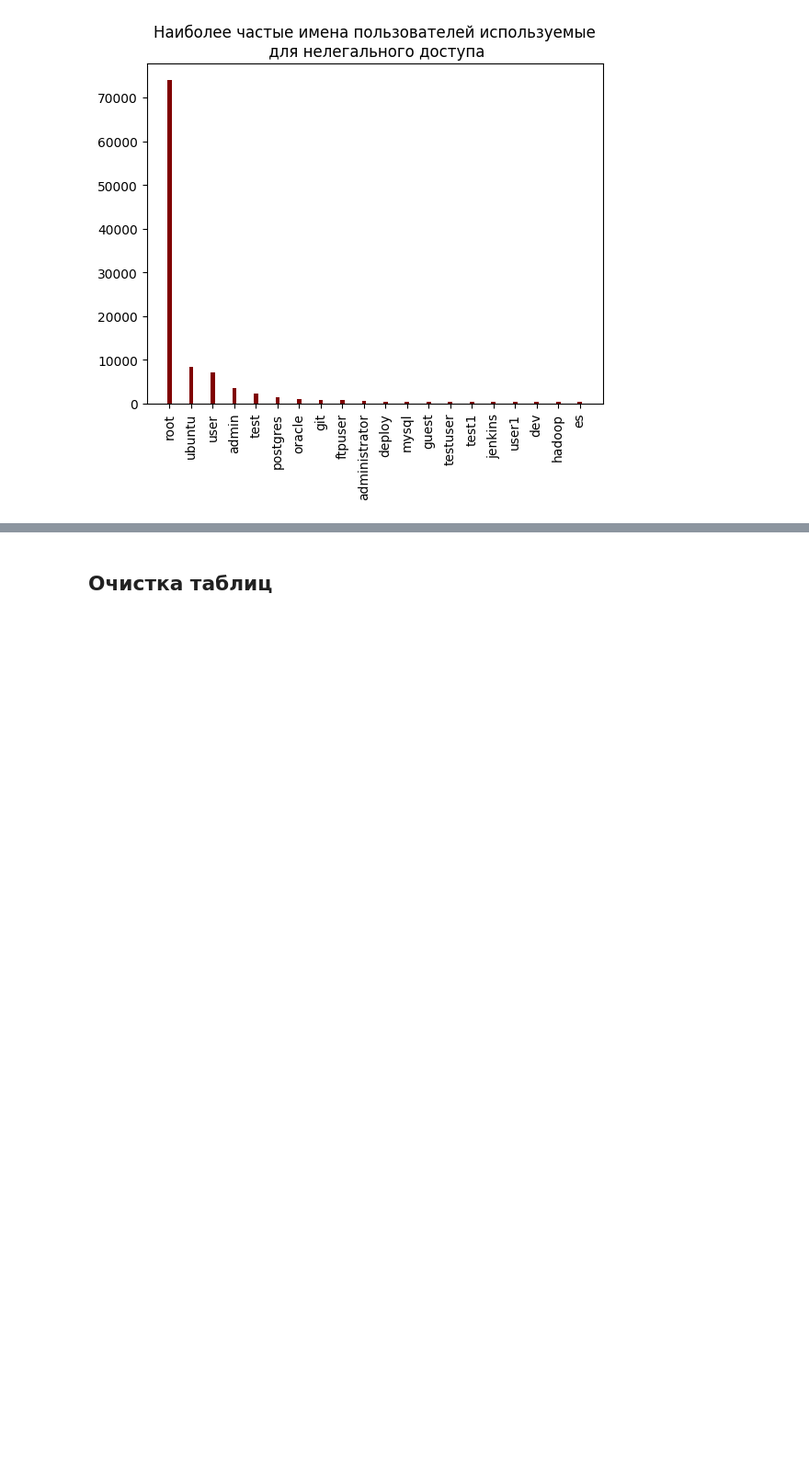
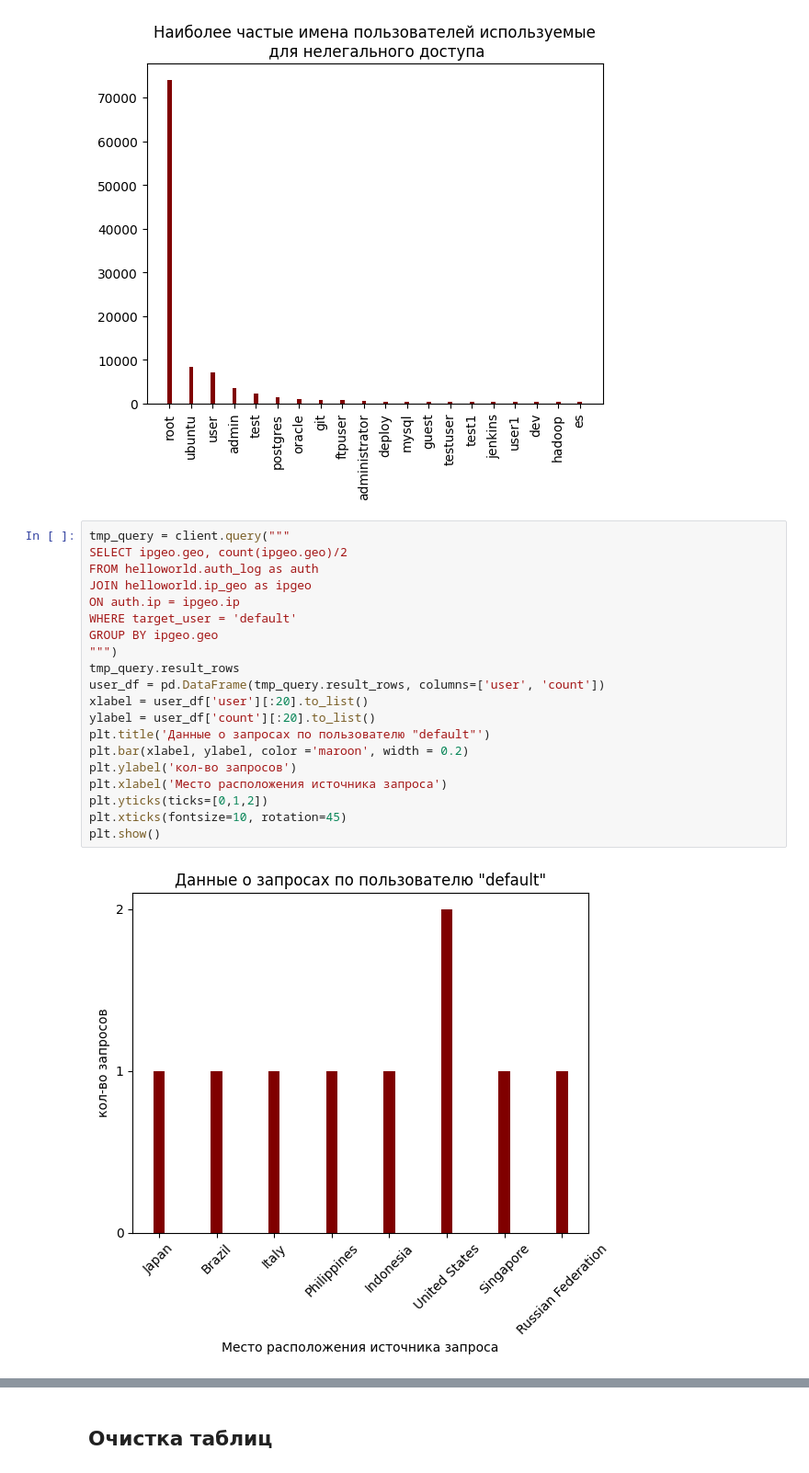
Before and after one commit to RomanZorkin/learn_clickhouse, a Jupyter notebook: db_hadler.ipynb, the cells around one changed output, grey strips where cells are left out. Shown at 92% size. Cells and saved outputs as stored; diff of their text form; blank space fills up the shorter version.

```diff
--- a/db_hadler.ipynb
+++ b/db_hadler.ipynb
@@ -134,3 +134,25 @@ plt.xticks(fontsize=10, rotation=90)
 plt.show()
 # %% [output]
 [figure]
+# %%
+tmp_query = client.query("""
+SELECT ipgeo.geo, count(ipgeo.geo)/2
+FROM helloworld.auth_log as auth
+JOIN helloworld.ip_geo as ipgeo
+ON auth.ip = ipgeo.ip
+WHERE target_user = 'default'
+GROUP BY ipgeo.geo
+""")
+tmp_query.result_rows
+user_df = pd.DataFrame(tmp_query.result_rows, columns=['user', 'count'])
+xlabel = user_df['user'][:20].to_list()
+ylabel = user_df['count'][:20].to_list()
+plt.title('Данные о запросах по пользователю "default"')
+plt.bar(xlabel, ylabel, color ='maroon', width = 0.2)
+plt.ylabel('кол-во запросов')
+plt.xlabel('Место расположения источника запроса')
+plt.yticks(ticks=[0,1,2])
+plt.xticks(fontsize=10, rotation=45)
+plt.show()
+# %% [output]
+[figure, added]
```
Also changed, not shown: parts of 2 cells of this notebook, 2 other files.
